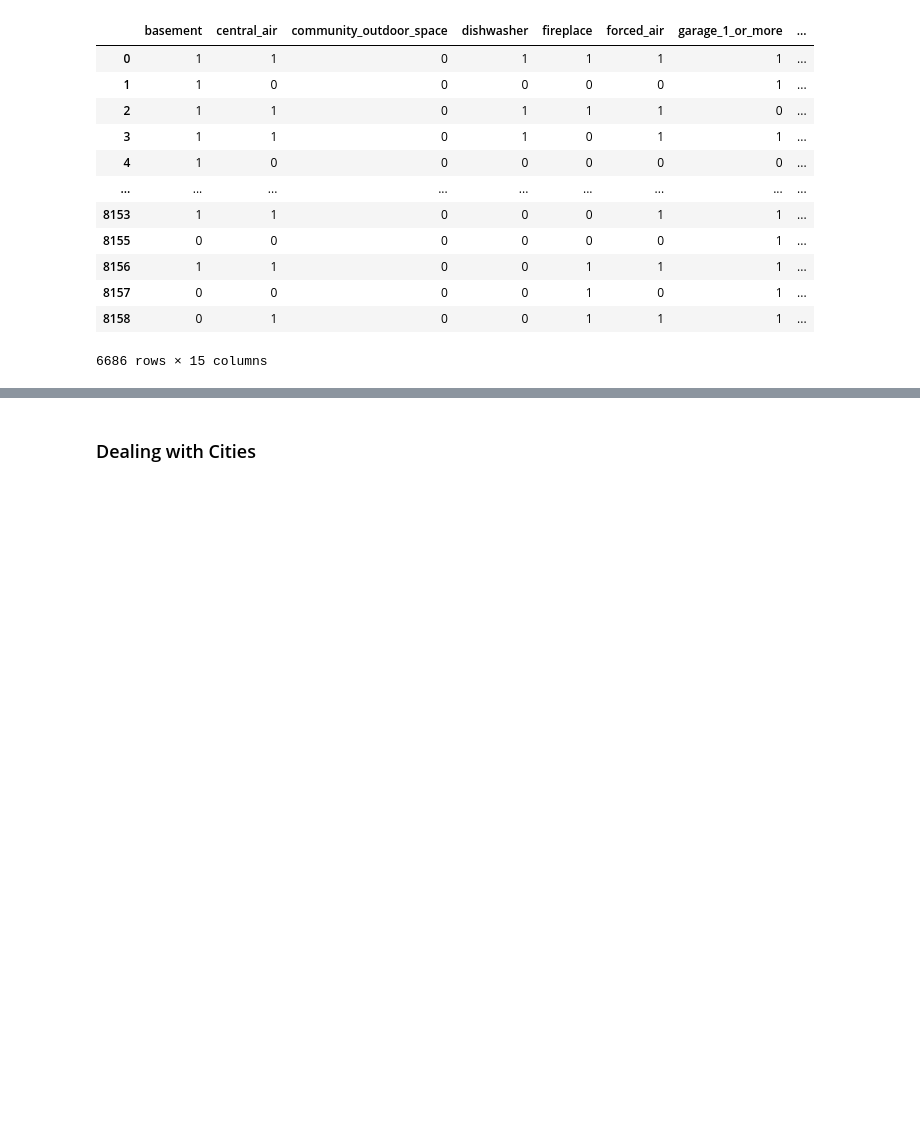
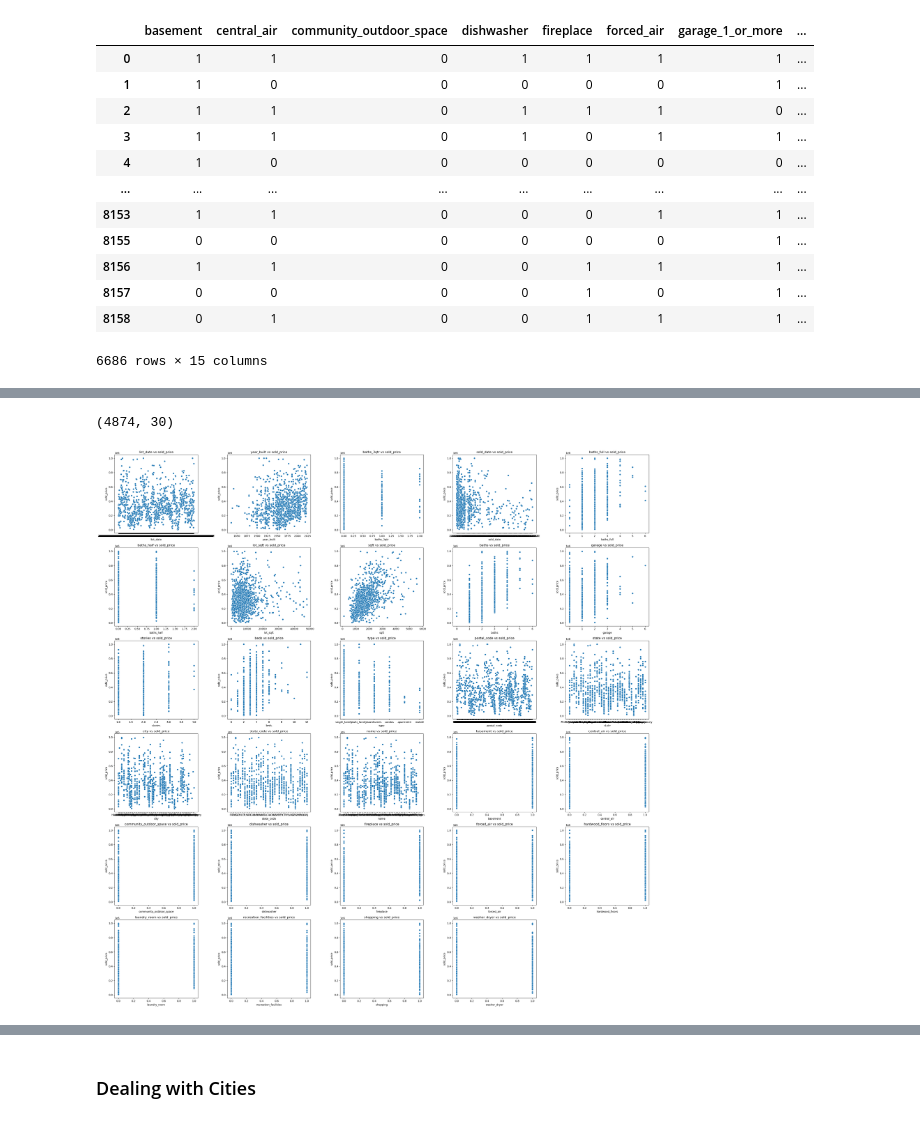
Before and after one commit to Gur212/Data-Science-Midterm-Project, a Jupyter notebook: notebooks/1 - EDA.ipynb, the cells around one changed output, grey strips where cells are left out. Saved outputs shown, nothing was run; the diff lists cells and outputs as text; code cells hidden in the pictures; blank space fills up the shorter version.

```diff
--- a/notebooks/1 - EDA.ipynb
+++ b/notebooks/1 - EDA.ipynb
@@ -715,0 +715,20 @@ Skipping column due to error: name
+# %%
+#Filter outliers
+cleaned_combined_df = cleaned_combined_df.loc[cleaned_combined_df["description.sold_price"] <= 1000000]
+cleaned_combined_df = cleaned_combined_df.loc[cleaned_combined_df["description.sold_price"] != 0]
+cleaned_combined_df = cleaned_combined_df.loc[cleaned_combined_df["description.year_built"] != 0]
+cleaned_combined_df = cleaned_combined_df.loc[cleaned_combined_df["description.baths_half"] < 5]
+cleaned_combined_df = cleaned_combined_df.loc[cleaned_combined_df["description.lot_sqft"] < 50000]
+cleaned_combined_df = cleaned_combined_df.loc[cleaned_combined_df["description.sqft"] < 6500]
+cleaned_combined_df = cleaned_combined_df.loc[cleaned_combined_df["description.garage"] <= 6]
+cleaned_combined_df = cleaned_combined_df.loc[cleaned_combined_df["description.stories"] < 5]
+
+print(cleaned_combined_df.shape)
+
+
+vis_subplots(
+    cleaned_combined_df.drop(columns=['description.sold_price']),
+    cleaned_combined_df['description.sold_price'])
+# %% [output]
+(4874, 30)
+[figure, added]
```
Also changed, not shown: parts of 9 cells of this notebook.
